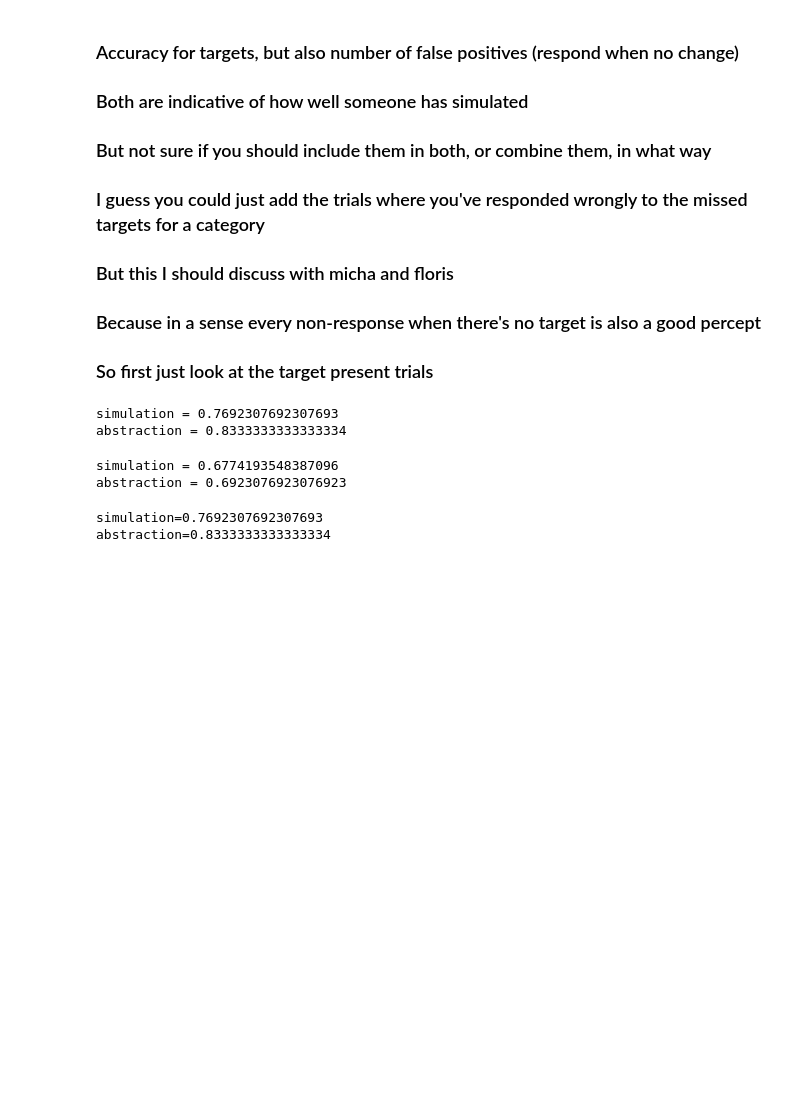
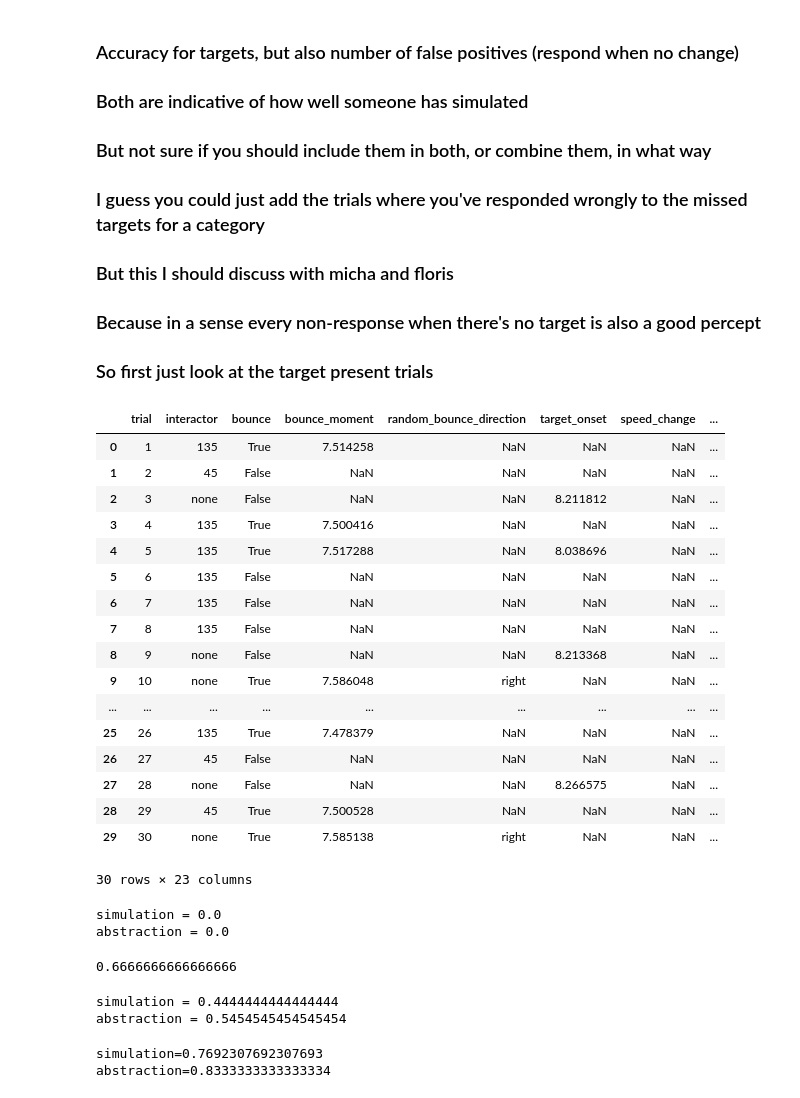
Before and after one commit to WiegerScheurer/physicspred, a Jupyter notebook: Notebooks/intphys_psypy.ipynb, the cells around one changed output. Drawn from its saved outputs; the diff is of its cells as text; code cells hidden in the pictures; blank space fills up the shorter version.

```diff
--- a/Notebooks/intphys_psypy.ipynb
+++ b/Notebooks/intphys_psypy.ipynb
@@ -32,19 +32,3 @@ rand_speed_changes = determine_sequence(n_trials, rand_speed_change_options, ran
 # %%
 def count_list_types(list):
     return {i: list.count(i) for i in list}
-# %%
-import os
-import pandas as pd
-
-file_stack = []
-datafiles = os.listdir("/Users/wiegerscheurer/repos/physicspred/data/subject_stront/task_01")
-for file in datafiles:
-    if file.endswith(".csv"):
-        this_file = pd.read_csv("/Users/wiegerscheurer/repos/physicspred/data/subject_stront/task_01/" + file)
-        file_stack.append(this_file)
-
-# Concatenate all DataFrames in the list into a single DataFrame
-combined_df = pd.concat(file_stack, ignore_index=True)
-
-# Now combined_df contains all the data from the CSV files
-print(combined_df)
@@ -75,6 +41,44 @@ print(combined_df)
 ### But this I should discuss with micha and floris
 ### Because in a sense every non-response when there's no target is also a good percept
 ### So first just look at the target present trials
+# %%
+import os
+import pandas as pd
+filedir = "/Users/wiegerscheurer/repos/physicspred/data/sub-113618/ball_speed_change/"
+# filepath = "/Users/wiegerscheurer/repos/physicspred/data/sub-113618/ball_speed_change/2025-02-07_19-43-04.csv"
+
+file_stack = []
+datafiles = os.listdir("/Users/wiegerscheurer/repos/physicspred/data/sub-113618/ball_speed_change/")
+for file in datafiles:
+    if file.endswith(".csv"):
+        this_file = pd.read_csv(filedir + file)
+        file_stack.append(this_file)
+
+# Concatenate all DataFrames in the list into a single DataFrame
+combined_df = pd.concat(file_stack, ignore_index=True)
+
+# Now combined_df contains all the data from the CSV files
+# print(combined_df)
+combined_df
+# %% [output]
+|  | trial | interactor | bounce | bounce_moment | random_bounce_direction | target_onset | speed_change | ... |
+| 0 | 1 | 135 | True | 7.514258 | NaN | NaN | NaN | ... |
+| 1 | 2 | 45 | False | NaN | NaN | NaN | NaN | ... |
+| 2 | 3 | none | False | NaN | NaN | 8.211812 | NaN | ... |
+| 3 | 4 | 135 | True | 7.500416 | NaN | NaN | NaN | ... |
+| 4 | 5 | 135 | True | 7.517288 | NaN | 8.038696 | NaN | ... |
+| 5 | 6 | 135 | False | NaN | NaN | NaN | NaN | ... |
+| 6 | 7 | 135 | False | NaN | NaN | NaN | NaN | ... |
+| 7 | 8 | 135 | False | NaN | NaN | NaN | NaN | ... |
+| 8 | 9 | none | False | NaN | NaN | 8.213368 | NaN | ... |
+| 9 | 10 | none | True | 7.586048 | right | NaN | NaN | ... |
+| ... | ... | ... | ... | ... | ... | ... | ... | ... |
+| 25 | 26 | 135 | True | 7.478379 | NaN | NaN | NaN | ... |
+| 26 | 27 | 45 | False | NaN | NaN | NaN | NaN | ... |
+| 27 | 28 | none | False | NaN | NaN | 8.266575 | NaN | ... |
+| 28 | 29 | 45 | True | 7.500528 | NaN | NaN | NaN | ... |
+| 29 | 30 | none | True | 7.585138 | right | NaN | NaN | ... |
+30 rows × 23 columns
 # %%
 def target_hits(df):
     """Compute the accuracy of detected targets in trials congruent with
@@ -126,8 +130,12 @@ def overall_accuracy(df):
 
 target_hits(combined_df)
 # %% [output]
-simulation = 0.7692307692307693
-abstraction = 0.8333333333333334
+simulation = 0.0
+abstraction = 0.0
+# %%
+1 / 1.5
+# %% [output]
+0.6666666666666666
 # %%
 new_df = combined_df.copy()
 
@@ -139,8 +147,8 @@ new_df
 
 overall_accuracy(new_df)
 # %% [output]
-simulation = 0.6774193548387096
-abstraction = 0.6923076923076923
+simulation = 0.4444444444444444
+abstraction = 0.5454545454545454
 # %%
 import numpy as np
 
```
Also changed, not shown: parts of 1 cell of this notebook, 14 other files.
